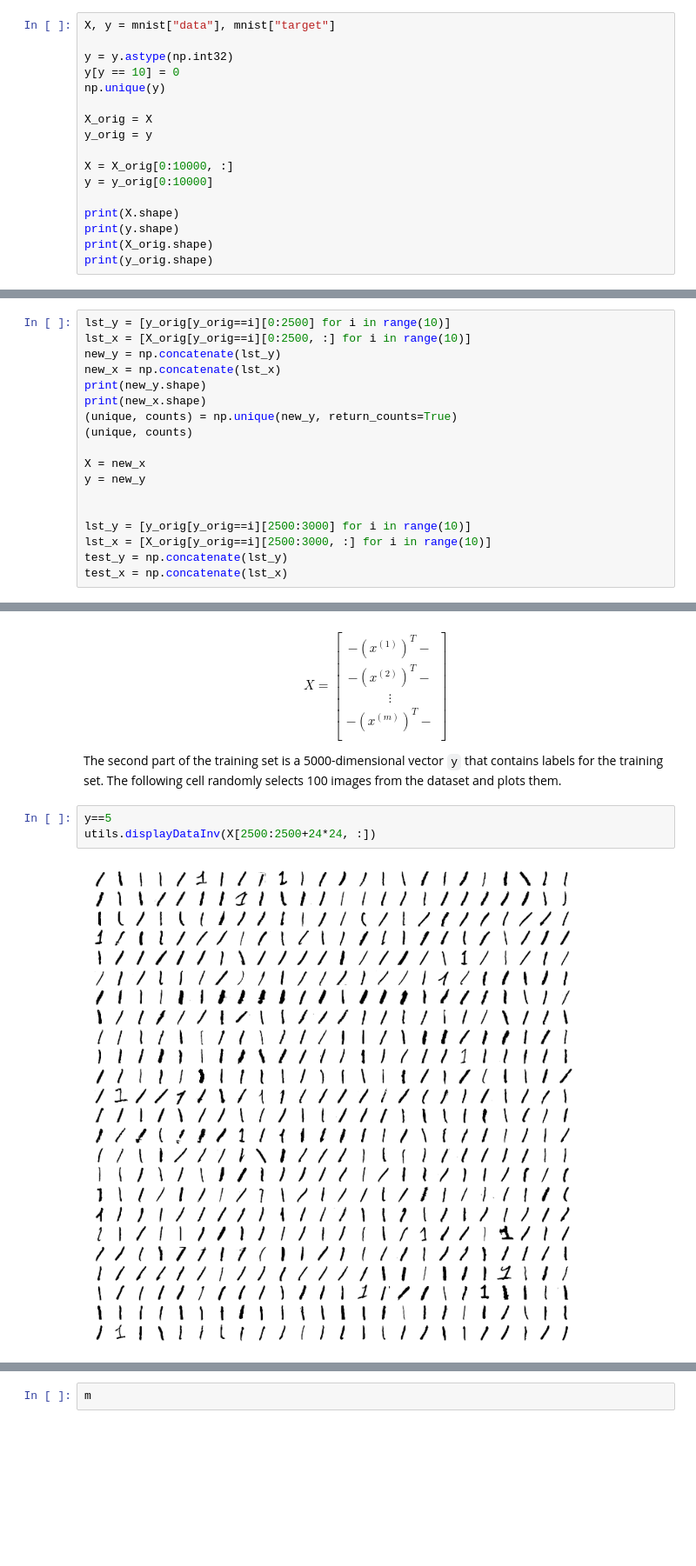
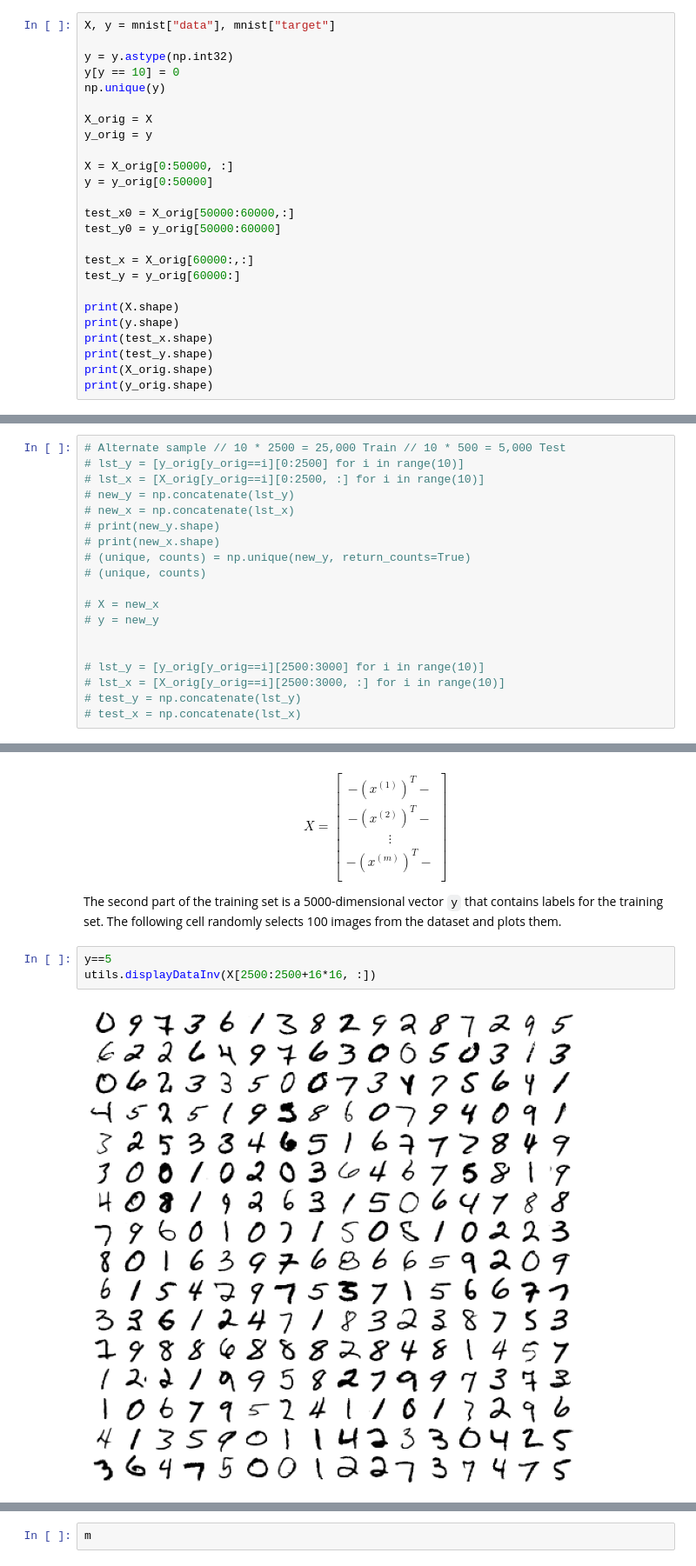
Before and after one commit to rhalste/mlearn-examples, a Jupyter notebook: Exercise4/mnist_full_set.ipynb, the cells around one changed output, grey strips where cells are left out. Shown at 87% size. Saved outputs shown, nothing was run; the diff lists cells and outputs as text; blank space fills up the shorter version.

```diff
--- a/Exercise4/mnist_full_set.ipynb
+++ b/Exercise4/mnist_full_set.ipynb
@@ -95,11 +99,19 @@ np.unique(y)
 X_orig = X
 y_orig = y
 
-X = X_orig[0:10000, :]
-y = y_orig[0:10000]
+X = X_orig[0:50000, :]
+y = y_orig[0:50000]
+
+test_x0 = X_orig[50000:60000,:]
+test_y0 = y_orig[50000:60000]
+
+test_x = X_orig[60000:,:]
+test_y = y_orig[60000:]
 
 print(X.shape)
 print(y.shape)
+print(test_x.shape)
+print(test_y.shape)
 print(X_orig.shape)
 print(y_orig.shape)
 # %% [output]
@@ -110,21 +139,22 @@ print(y_orig.shape)
 # %%
-lst_y = [y_orig[y_orig==i][0:2500] for i in range(10)]
-lst_x = [X_orig[y_orig==i][0:2500, :] for i in range(10)]
-new_y = np.concatenate(lst_y)
-new_x = np.concatenate(lst_x)
-print(new_y.shape)
-print(new_x.shape)
-(unique, counts) = np.unique(new_y, return_counts=True)
-(unique, counts)
+# Alternate sample // 10 * 2500 = 25,000 Train // 10 * 500 = 5,000 Test
+# lst_y = [y_orig[y_orig==i][0:2500] for i in range(10)]
+# lst_x = [X_orig[y_orig==i][0:2500, :] for i in range(10)]
+# new_y = np.concatenate(lst_y)
+# new_x = np.concatenate(lst_x)
+# print(new_y.shape)
+# print(new_x.shape)
+# (unique, counts) = np.unique(new_y, return_counts=True)
+# (unique, counts)
 
-X = new_x
-y = new_y
+# X = new_x
+# y = new_y
 
 
-lst_y = [y_orig[y_orig==i][2500:3000] for i in range(10)]
-lst_x = [X_orig[y_orig==i][2500:3000, :] for i in range(10)]
-test_y = np.concatenate(lst_y)
-test_x = np.concatenate(lst_x)
+# lst_y = [y_orig[y_orig==i][2500:3000] for i in range(10)]
+# lst_x = [X_orig[y_orig==i][2500:3000, :] for i in range(10)]
+# test_y = np.concatenate(lst_y)
+# test_x = np.concatenate(lst_x)
 # %% [output]
 (25000,)
 (25000, 784)
@@ -147,9 +177,9 @@ The second part of the training set is a 5000-dimensional vector `y` that contai
 The following cell randomly selects 100 images from the dataset and plots them.
 # %%
 y==5
-utils.displayDataInv(X[2500:2500+24*24, :])
+utils.displayDataInv(X[2500:2500+16*16, :])
 # %% [output]
-[figure, old version]
+[figure, new version]
 # %%
 (unique, counts) = np.unique(y, return_counts=True)
 (unique, counts)
```
Also changed, not shown: parts of 34 cells of this notebook.
